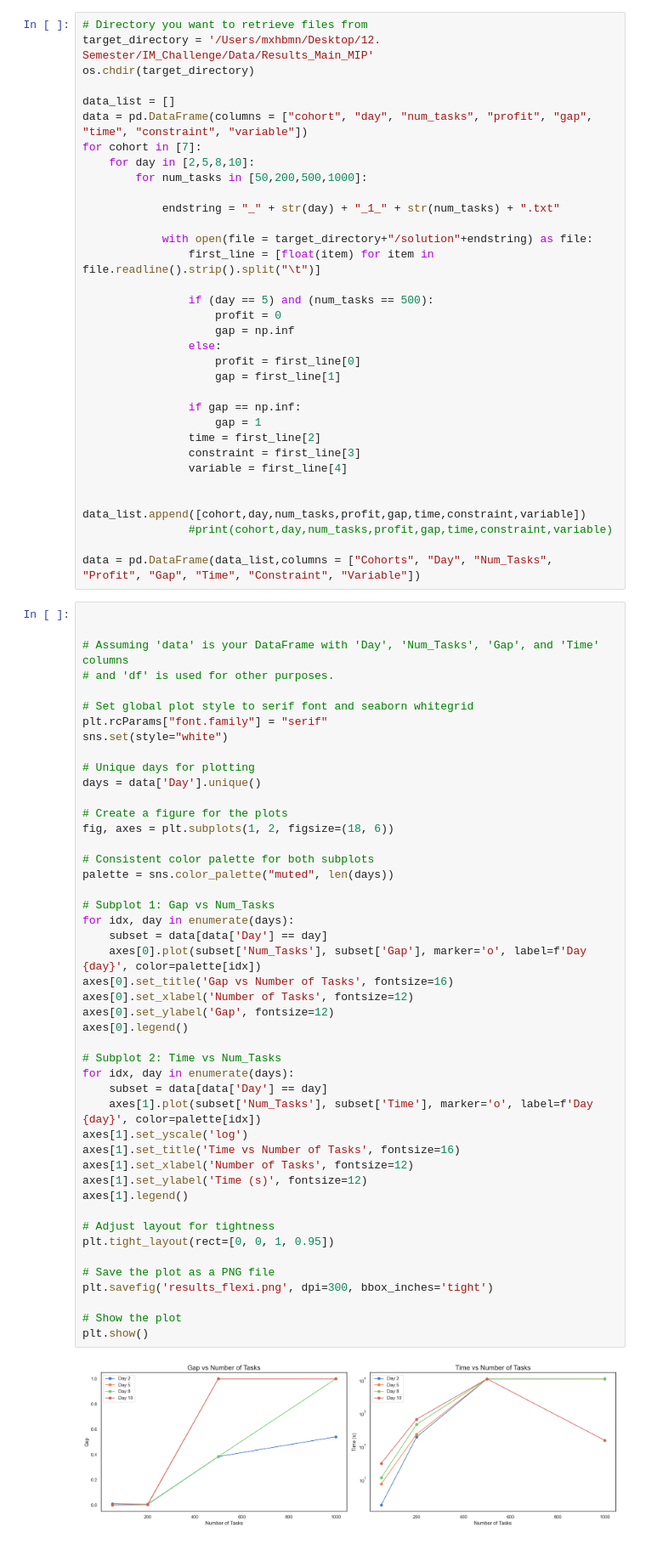
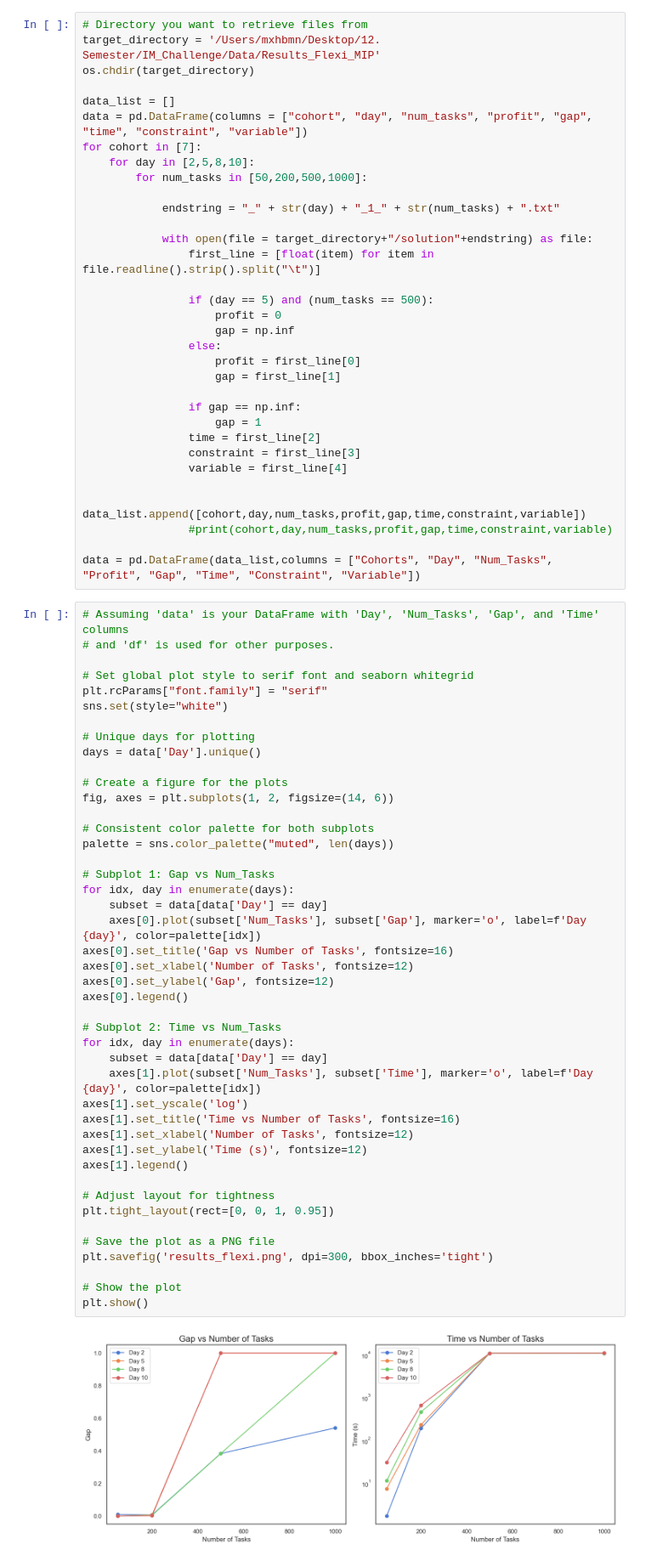
Before and after one commit to MxHbm/IM_Challenge, a Jupyter notebook: Code/MIP_Approach/auswertung_flexi.ipynb, the cells around one changed output. Shown: that part at 85% size. Drawn from its saved outputs; the diff is of its cells as text.

Commit message:
updatet mip flexi files

```diff
--- a/Code/MIP_Approach/auswertung_flexi.ipynb
+++ b/Code/MIP_Approach/auswertung_flexi.ipynb
@@ -8,7 +8,7 @@ import seaborn as sns
 from tabulate import tabulate
 # %%
 # Directory you want to retrieve files from
-target_directory = '/Users/mxhbmn/Desktop/12. Semester/IM_Challenge/Data/Results_Main_MIP'
+target_directory = '/Users/mxhbmn/Desktop/12. Semester/IM_Challenge/Data/Results_Flexi_MIP'
 os.chdir(target_directory)
 
 data_list = []
@@ -40,8 +40,6 @@ for cohort in [7]:
 
 data = pd.DataFrame(data_list,columns = ["Cohorts", "Day", "Num_Tasks", "Profit", "Gap", "Time", "Constraint", "Variable"])
 # %%
-
-
 # Assuming 'data' is your DataFrame with 'Day', 'Num_Tasks', 'Gap', and 'Time' columns
 # and 'df' is used for other purposes.
 
@@ -53,40 +51,40 @@ sns.set(style="white")
 days = data['Day'].unique()
 
 # Create a figure for the plots
-fig, axes = plt.subplots(1, 2, figsize=(18, 6))
+fig, axes = plt.subplots(1, 2, figsize=(14, 6))
 
 # Consistent color palette for both subplots
 palette = sns.color_palette("muted", len(days))
 
 # Subplot 1: Gap vs Num_Tasks
 for idx, day in enumerate(days):
     subset = data[data['Day'] == day]
     axes[0].plot(subset['Num_Tasks'], subset['Gap'], marker='o', label=f'Day {day}', color=palette[idx])
 axes[0].set_title('Gap vs Number of Tasks', fontsize=16)
 axes[0].set_xlabel('Number of Tasks', fontsize=12)
 axes[0].set_ylabel('Gap', fontsize=12)
 axes[0].legend()
 
 # Subplot 2: Time vs Num_Tasks
 for idx, day in enumerate(days):
     subset = data[data['Day'] == day]
     axes[1].plot(subset['Num_Tasks'], subset['Time'], marker='o', label=f'Day {day}', color=palette[idx])
 axes[1].set_yscale('log')
 axes[1].set_title('Time vs Number of Tasks', fontsize=16)
 axes[1].set_xlabel('Number of Tasks', fontsize=12)
 axes[1].set_ylabel('Time (s)', fontsize=12)
 axes[1].legend()
 
 # Adjust layout for tightness
 plt.tight_layout(rect=[0, 0, 1, 0.95])
 
 # Save the plot as a PNG file
 plt.savefig('results_flexi.png', dpi=300, bbox_inches='tight')
 
 # Show the plot
 plt.show()
 # %% [output]
-[figure, old version]
+[figure, new version]
 # %%
 import matplotlib.pyplot as plt
 import seaborn as sns
```
Also changed, not shown: parts of 1 cell of this notebook, 33 other files.
